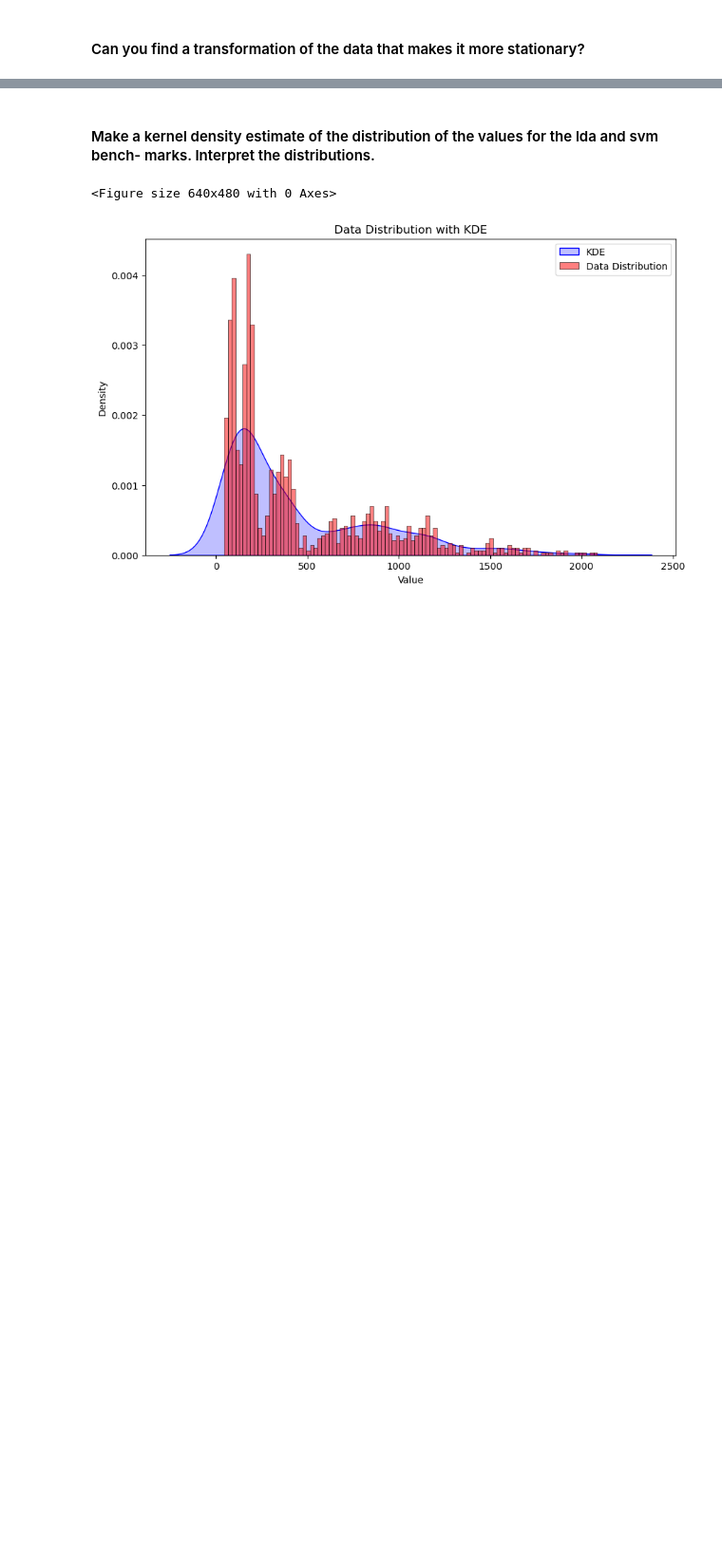
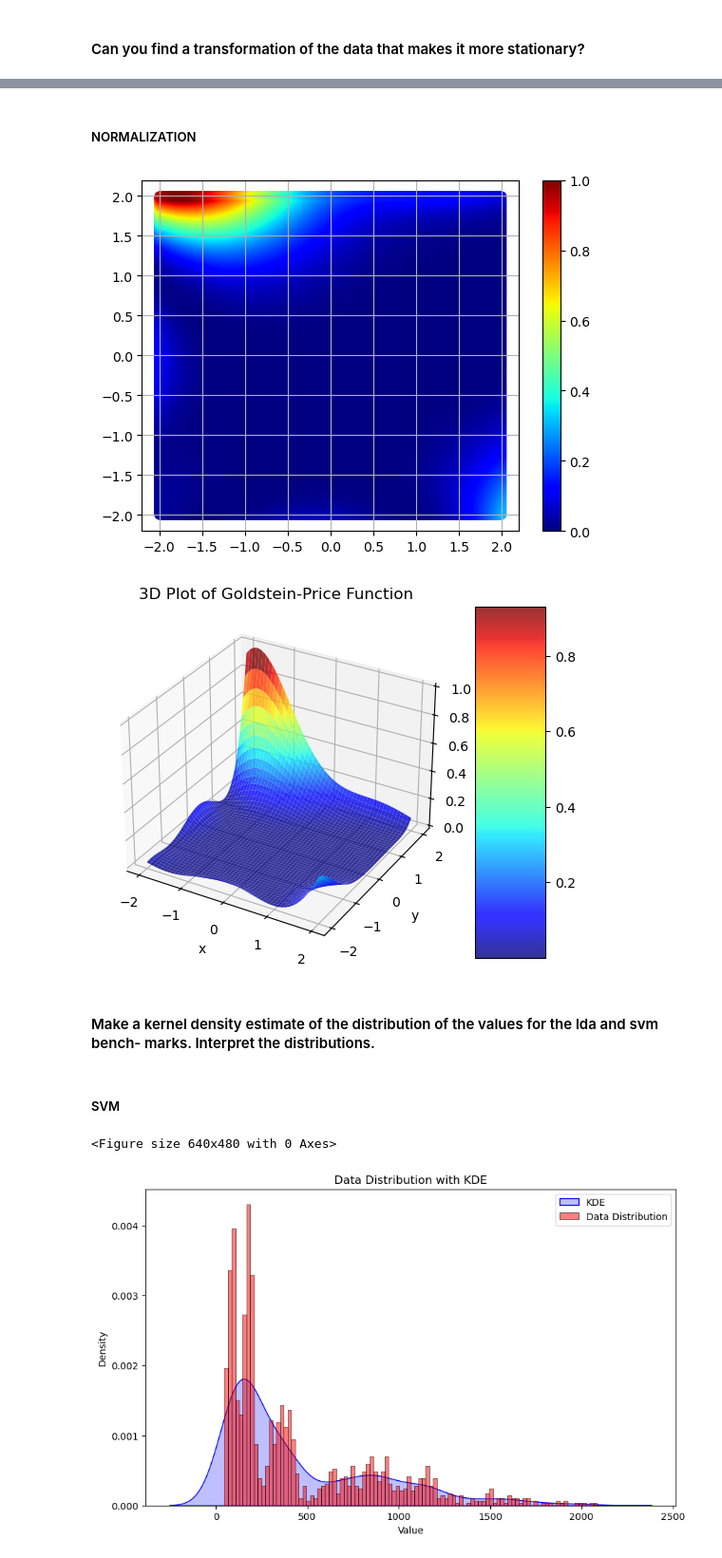
Before and after one commit to epweil/CSE515_Project, a Jupyter notebook: start.ipynb, the cells around one changed output, grey strips where cells are left out. Shown at 95% size. Drawn from its saved outputs; the diff is of its cells as text; code cells hidden in the pictures; blank space fills up the shorter version.

```diff
--- a/start.ipynb
+++ b/start.ipynb
@@ -86,5 +96,38 @@ ax
+# %% [markdown]
+##### NORMALIZATION
+# %%
+import numpy as np
+
+x = np.linspace(-2,2,1000)
+y = np.linspace(-2,2,1000)
+x, y = np.meshgrid(x, y)
+Z = goldstein_price(x,y)
+
+Z = (Z  - Z.min()) / (Z.max()- Z.min())
+
+
+#2D
+plt.scatter(x, y, c=Z, cmap='jet',vmin=Z.min(), vmax=Z.max())
+plt.colorbar()
+plt.grid()
+plt.show()
+
+#3D
+fig = plt.figure()
+ax = fig.add_subplot(111, projection='3d')
+surf = ax.plot_surface(x, y, Z, cmap='jet', alpha = 0.8)
+ax.set_xlabel('x')
+ax.set_ylabel('y')
+plt.title('3D Plot of Goldstein-Price Function')
+fig.colorbar(surf, aspect=5)
+plt.show()
+# %% [output]
+[figure, added]
+[figure, added]
 # %% [markdown]
 #### Make a kernel density estimate of the distribution of the values for the lda and svm bench- marks. Interpret the distributions.
+# %% [markdown]
+##### SVM
 # %%
 from sklearn.neighbors import KernelDensity
 import seaborn as sns
```
Also changed, not shown: parts of 59 cells of this notebook.
